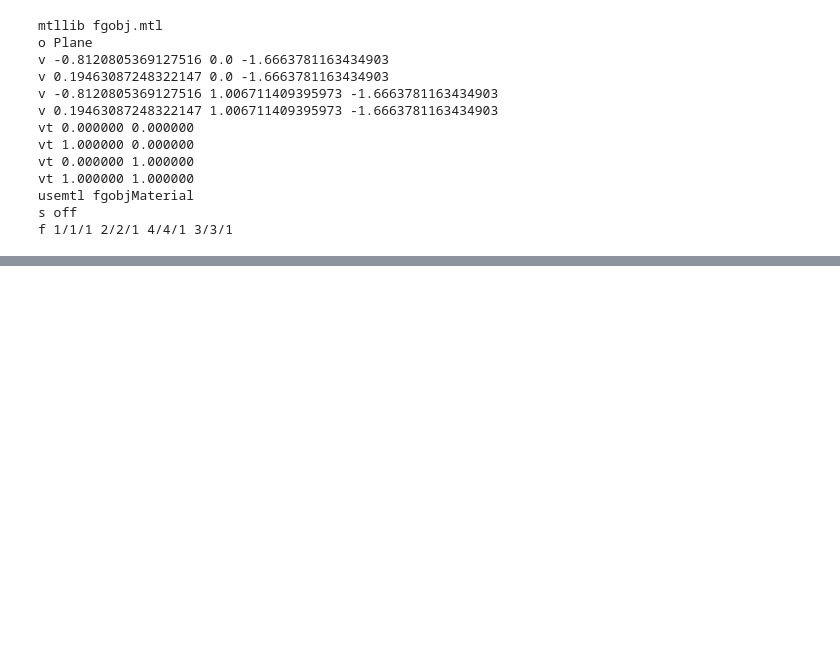
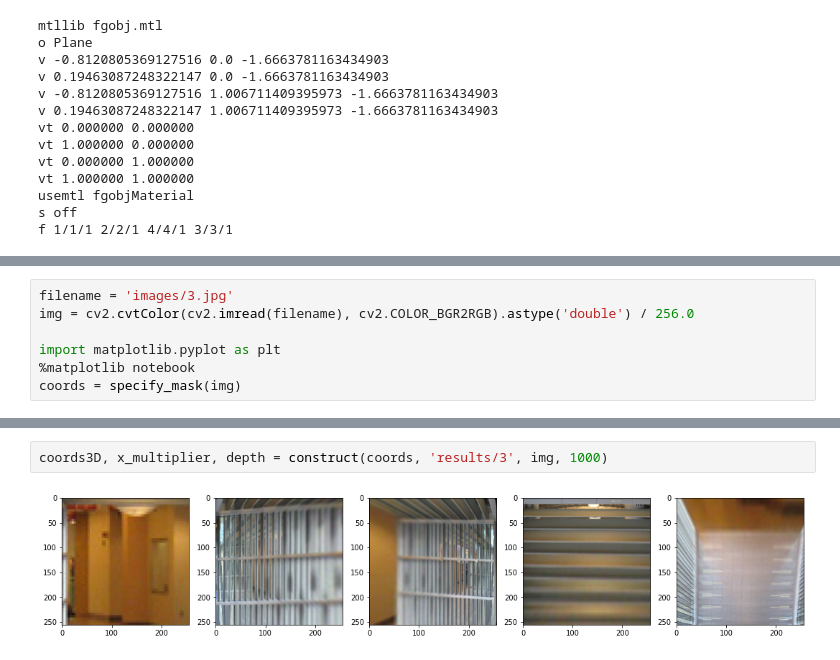
Before and after one commit to mizoreto/Tour_Into_The_Picture, a Jupyter notebook: main.ipynb, the cells around one changed output, grey strips where cells are left out. Saved outputs shown, nothing was run; the diff lists cells and outputs as text; blank space fills up the shorter version.

```diff
--- a/main.ipynb
+++ b/main.ipynb
@@ -342,0 +345,7 @@ NameError: name 'mtlStrings' is not defined
+# %%
+filename = 'images/3.jpg'
+img = cv2.cvtColor(cv2.imread(filename), cv2.COLOR_BGR2RGB).astype('double') / 256.0
+
+import matplotlib.pyplot as plt
+%matplotlib notebook
+coords = specify_mask(img)
@@ -342,0 +362,4 @@ NameError: name 'mtlStrings' is not defined
+# %%
+coords3D, x_multiplier, depth = construct(coords, 'results/3', img, 1000)
+# %% [output]
+[figure, added]
```
Also changed, not shown: parts of 17 cells of this notebook, 28 other files.
